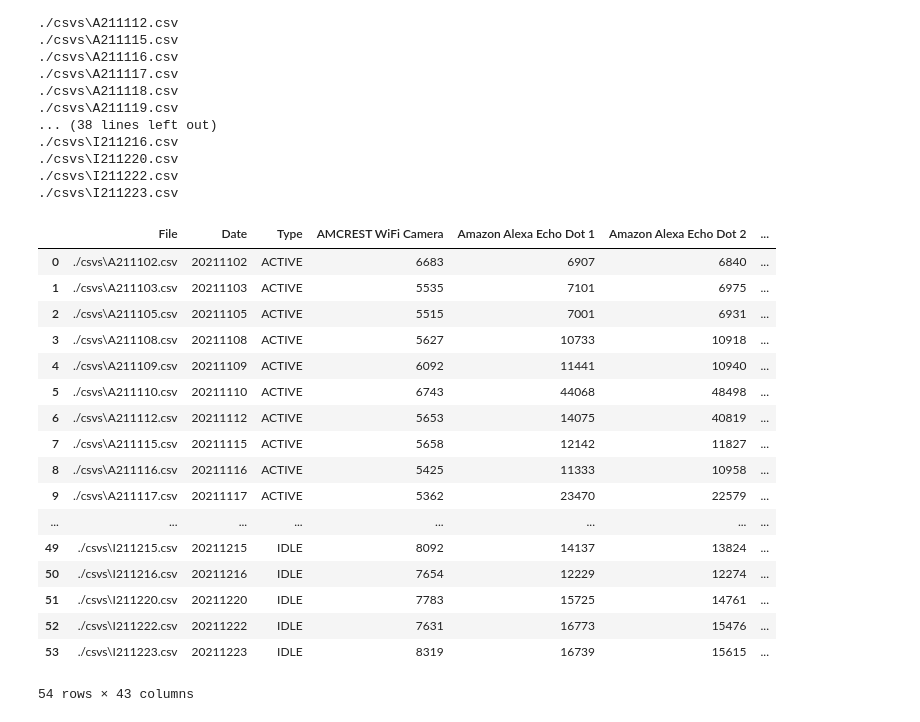
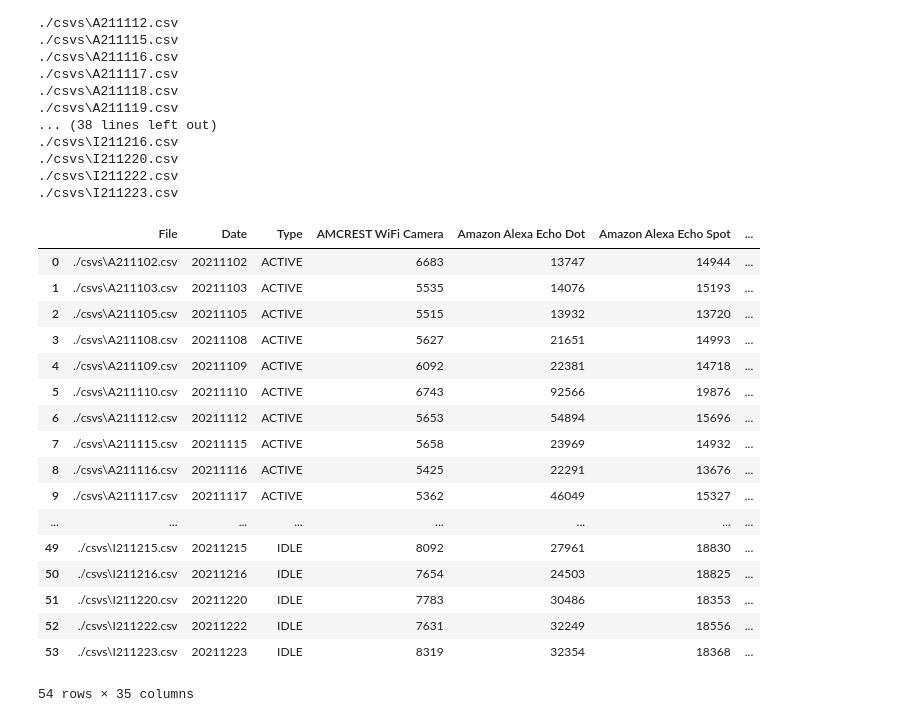
Before and after one commit to kahramankostas/IoTDevID-CIC, a Jupyter notebook: 01.3 - Creating Session_ID.ipynb, the cells around one changed output. Drawn from its saved outputs; the diff is of its cells as text; code cells hidden in the pictures.

```diff
--- a/01.3 - Creating Session_ID.ipynb
+++ b/01.3 - Creating Session_ID.ipynb
@@ -74,0 +105,4 @@ A220103
+# %%
+path="./csvs"
+filenames=find_the_way(path,".csv")
+filenames
@@ -74,0 +127,10 @@ A220103
+# %%
+devices=[]
+for name in filenames:
+    print(name)
+    df = pd.read_csv(name)
+    df["Label"]=df["Label"].replace(renamer)
+    df.to_csv(name,index=False)
+    for i in df["Label"].unique():
+        if i not in devices:
+            devices.append(i)
@@ -139,8 +272,7 @@ devices=['AMCREST WiFi Camera',
 #### a CSV file containing the number of packets per device for the sessions is created
 # %%
 lines=[["File","Date","Type",'AMCREST WiFi Camera',
- 'Amazon Alexa Echo Dot 1',
- 'Amazon Alexa Echo Dot 2',
+ 'Amazon Alexa Echo Dot',
  'Amazon Alexa Echo Spot',
  'Amazon Alexa Echo Studio',
  'Amazon Plug',
@@ -148,18 +280,13 @@ lines=[["File","Date","Type",'AMCREST WiFi Camera',
  'Arlo Q Camera',
  'Atomi Coffee Maker',
  'Borun/Sichuan-AI Camera',
- 'D-Link DCHS-161 Water Sensor',
- 'DCS8000LHA1 D-Link Mini Camera',
+ 'D-Link Mini Camera',
+ 'D-Link Water Sensor',
  'Eufy HomeBase 2',
  'Globe Lamp ESP_B1680C',
  'Google Nest Mini',
- 'Gosund ESP_032979 Plug',
- 'Gosund ESP_039AAF Socket',
- 'Gosund ESP_0C3994 Plug',
- 'Gosund ESP_10098F Socket',
- 'Gosund ESP_10ACD8 Plug',
- 'Gosund ESP_147FF9 Plug',
- 'Gosund ESP_1ACEE1  Socket',
+ 'Gosund Plug',
+ 'Gosund Socket',
  'HeimVision Smart WiFi Camera',
  'HeimVision SmartLife Radio/Lamp',
  'Home Eye Camera',
@@ -169,14 +296,12 @@ lines=[["File","Date","Type",'AMCREST WiFi Camera',
  'Netatmo Camera',
  'Netatmo Weather Station',
  'Philips Hue Bridge',
- 'Ring Base Station AC:1236',
+ 'Ring Base Station',
  'SIMCAM 1S (AMPAKTec)',
  'Smart Board',
  'Sonos One Speaker',
- 'Teckin Plug 1',
- 'Teckin Plug 2',
- 'Yutron Plug 1',
- 'Yutron Plug 2',
+ 'Teckin Plug',
+ 'Yutron Plug',
  'iRobot Roomba']]
 
 for i in filenames:
@@ -217,27 +342,27 @@ results = pd.DataFrame (lines[1:], columns = lines[0])
 # %%
 results = pd.DataFrame (lines[1:], columns = lines[0])
 # %%
-results.to_csv("01.4 - Devices_packet_numbers.csv",index=False)
+results.to_csv("01.4 - Devices_packet_numbers_merged.csv",index=False)
 results
 # %% [output]
-|  | File | Date | Type | AMCREST WiFi Camera | Amazon Alexa Echo Dot 1 | Amazon Alexa Echo Dot 2 | ... |
-| 0 | ./csvs\A211102.csv | 20211102 | ACTIVE | 6683 | 6907 | 6840 | ... |
-| 1 | ./csvs\A211103.csv | 20211103 | ACTIVE | 5535 | 7101 | 6975 | ... |
-| 2 | ./csvs\A211105.csv | 20211105 | ACTIVE | 5515 | 7001 | 6931 | ... |
-| 3 | ./csvs\A211108.csv | 20211108 | ACTIVE | 5627 | 10733 | 10918 | ... |
-| 4 | ./csvs\A211109.csv | 20211109 | ACTIVE | 6092 | 11441 | 10940 | ... |
-| 5 | ./csvs\A211110.csv | 20211110 | ACTIVE | 6743 | 44068 | 48498 | ... |
-| 6 | ./csvs\A211112.csv | 20211112 | ACTIVE | 5653 | 14075 | 40819 | ... |
-| 7 | ./csvs\A211115.csv | 20211115 | ACTIVE | 5658 | 12142 | 11827 | ... |
-| 8 | ./csvs\A211116.csv | 20211116 | ACTIVE | 5425 | 11333 | 10958 | ... |
-| 9 | ./csvs\A211117.csv | 20211117 | ACTIVE | 5362 | 23470 | 22579 | ... |
+|  | File | Date | Type | AMCREST WiFi Camera | Amazon Alexa Echo Dot | Amazon Alexa Echo Spot | ... |
+| 0 | ./csvs\A211102.csv | 20211102 | ACTIVE | 6683 | 13747 | 14944 | ... |
+| 1 | ./csvs\A211103.csv | 20211103 | ACTIVE | 5535 | 14076 | 15193 | ... |
+| 2 | ./csvs\A211105.csv | 20211105 | ACTIVE | 5515 | 13932 | 13720 | ... |
+| 3 | ./csvs\A211108.csv | 20211108 | ACTIVE | 5627 | 21651 | 14993 | ... |
+| 4 | ./csvs\A211109.csv | 20211109 | ACTIVE | 6092 | 22381 | 14718 | ... |
+| 5 | ./csvs\A211110.csv | 20211110 | ACTIVE | 6743 | 92566 | 19876 | ... |
+| 6 | ./csvs\A211112.csv | 20211112 | ACTIVE | 5653 | 54894 | 15696 | ... |
+| 7 | ./csvs\A211115.csv | 20211115 | ACTIVE | 5658 | 23969 | 14932 | ... |
+| 8 | ./csvs\A211116.csv | 20211116 | ACTIVE | 5425 | 22291 | 13676 | ... |
+| 9 | ./csvs\A211117.csv | 20211117 | ACTIVE | 5362 | 46049 | 15327 | ... |
 | ... | ... | ... | ... | ... | ... | ... | ... |
-| 49 | ./csvs\I211215.csv | 20211215 | IDLE | 8092 | 14137 | 13824 | ... |
-| 50 | ./csvs\I211216.csv | 20211216 | IDLE | 7654 | 12229 | 12274 | ... |
-| 51 | ./csvs\I211220.csv | 20211220 | IDLE | 7783 | 15725 | 14761 | ... |
-| 52 | ./csvs\I211222.csv | 20211222 | IDLE | 7631 | 16773 | 15476 | ... |
-| 53 | ./csvs\I211223.csv | 20211223 | IDLE | 8319 | 16739 | 15615 | ... |
+| 49 | ./csvs\I211215.csv | 20211215 | IDLE | 8092 | 27961 | 18830 | ... |
+| 50 | ./csvs\I211216.csv | 20211216 | IDLE | 7654 | 24503 | 18825 | ... |
+| 51 | ./csvs\I211220.csv | 20211220 | IDLE | 7783 | 30486 | 18353 | ... |
+| 52 | ./csvs\I211222.csv | 20211222 | IDLE | 7631 | 32249 | 18556 | ... |
+| 53 | ./csvs\I211223.csv | 20211223 | IDLE | 8319 | 32354 | 18368 | ... |
-54 rows × 43 columns
+54 rows × 35 columns
 # %%
 #### Generating session ID numbers that identify which devices the sessions do and do not involve
 # %%
```
Also changed, not shown: parts of 11 cells of this notebook, 14 other files.
